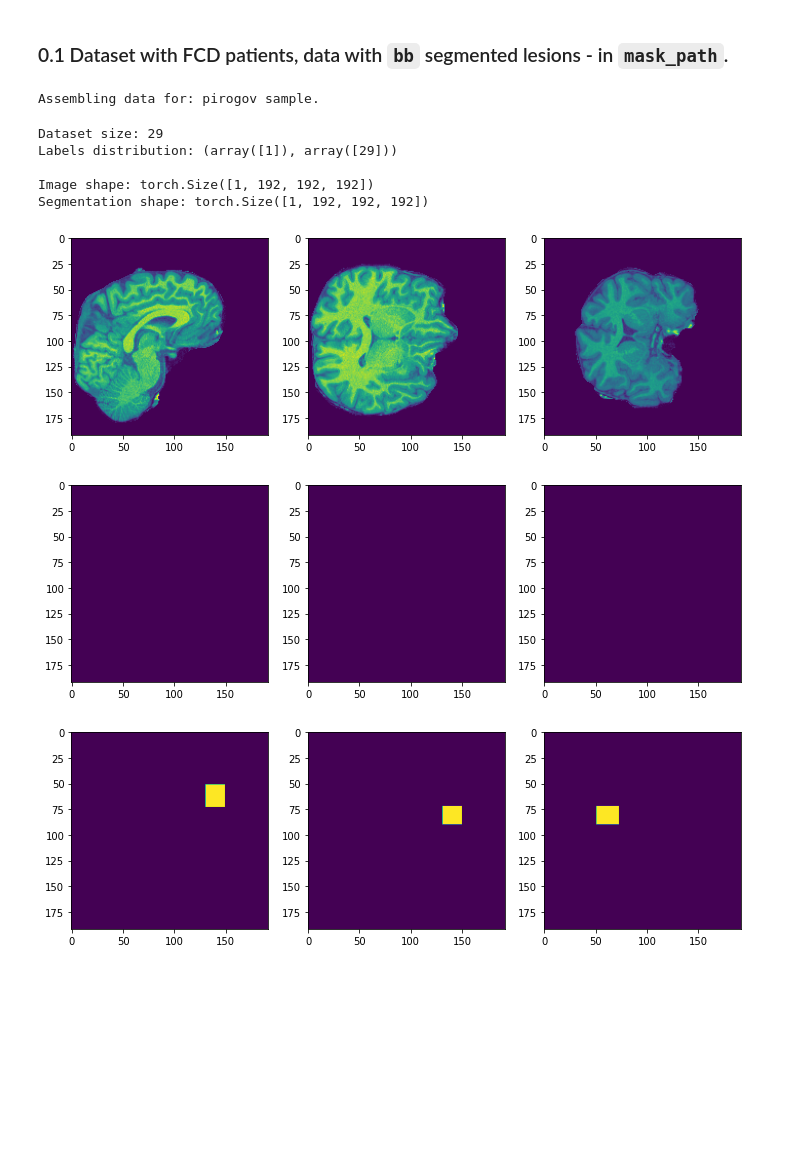
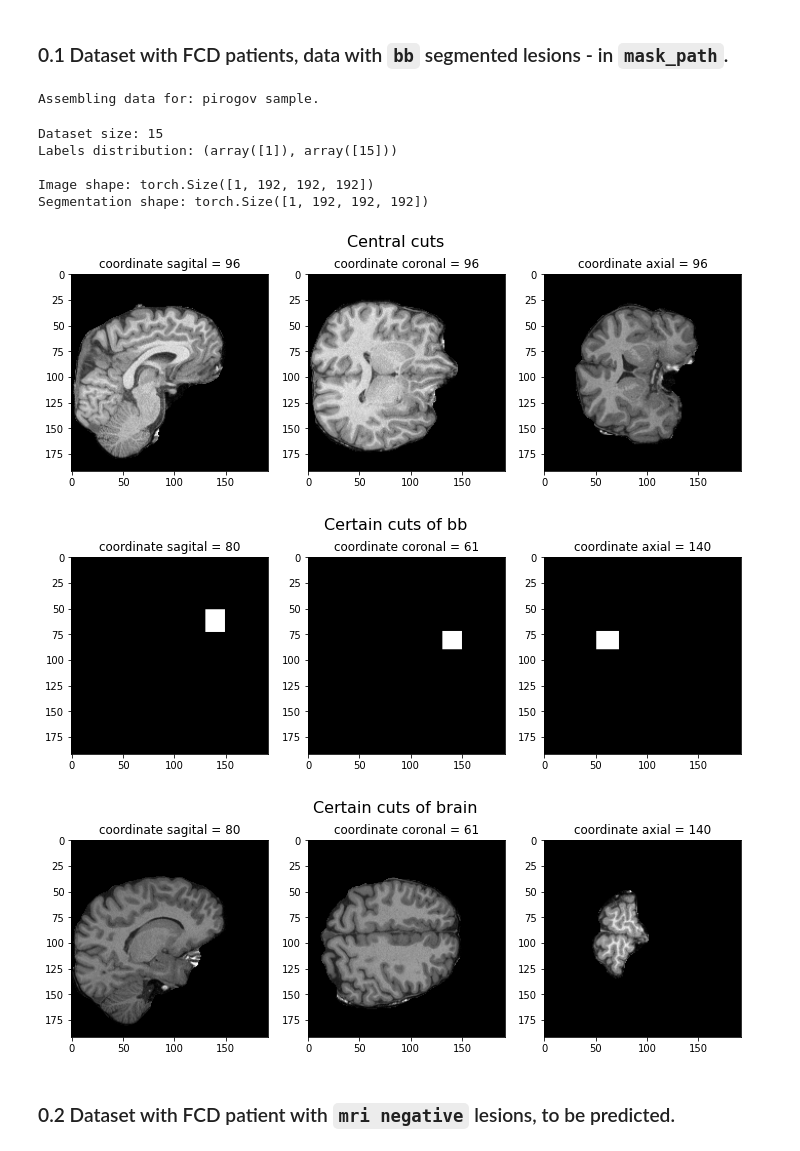
Before and after one commit to mrugnivenko/MRI-segmentation, a Jupyter notebook: data_loader_tests.ipynb, the cells around one changed output. Drawn from its saved outputs; the diff is of its cells as text; code cells hidden in the pictures; blank space fills up the shorter version.

```diff
--- a/data_loader_tests.ipynb
+++ b/data_loader_tests.ipynb
@@ -14,8 +23,8 @@ from utils.visualization_tools import plot_central_cuts, plot_certain_cuts
 # %% [markdown]
 ### 0.1 Dataset with FCD patients, data with `bb` segmented lesions - in `mask_path`.
 # %%
-pirogov_bb_data = data_processor.DataMriSegmentation(sample='pirogov', mask='bb', ignore_missing=True,
-                         coord_min=(30,30,30,), img_shape=(192, 192, 192,),
+pirogov_bb_data = data_processor.DataMriSegmentation(sample='pirogov', mask='bb', prefix='fcd', ignore_missing=True,
+                         coord_min=(30,30,30, ), img_shape=(192, 192, 192, ),
                          mask_path='../../datasets/fcd_classification_bank/masks/bb',
                          image_path= '../../datasets/fcd_classification_bank',
                          targets_path= 'targets/targets_fcd_bank.csv')
@@ -28,14 +37,10 @@ print(f'Labels distribution: {np.unique(pirogov_bb_data.target, return_counts=Tr
 img, seg = pirogov_bb_data[1]
 print("Image shape: {}".format(img.shape))
 print("Segmentation shape: {}".format(seg.shape))
-plot_central_cuts(img)
-plot_central_cuts(seg)
 # %% [output]
 Assembling data for: pirogov sample.
-Dataset size: 29
-Labels distribution: (array([1]), array([29]))
+Dataset size: 15
+Labels distribution: (array([1]), array([15]))
 
 Image shape: torch.Size([1, 192, 192, 192])
 Segmentation shape: torch.Size([1, 192, 192, 192])
-[figure, removed]
-[figure, removed]
@@ -75,4 +47,10 @@ a = get_center_coord_of_fcd_from_segmentation(seg)
-# %%
-plot_certain_cuts(seg, a)
-# %% [output]
-[figure, removed]
+# %%
+plot_central_cuts(img)
+plot_certain_cuts(seg, get_center_coord_of_bb(seg), 'bb')
+plot_certain_cuts(img, get_center_coord_of_bb(seg), 'brain')
+# %% [output]
+[figure, added]
+[figure, added]
+[figure, added]
+# %% [markdown]
+### 0.2 Dataset with FCD patient with `mri negative` lesions, to be predicted.
```
Also changed, not shown: parts of 17 cells of this notebook, 1 other file.
